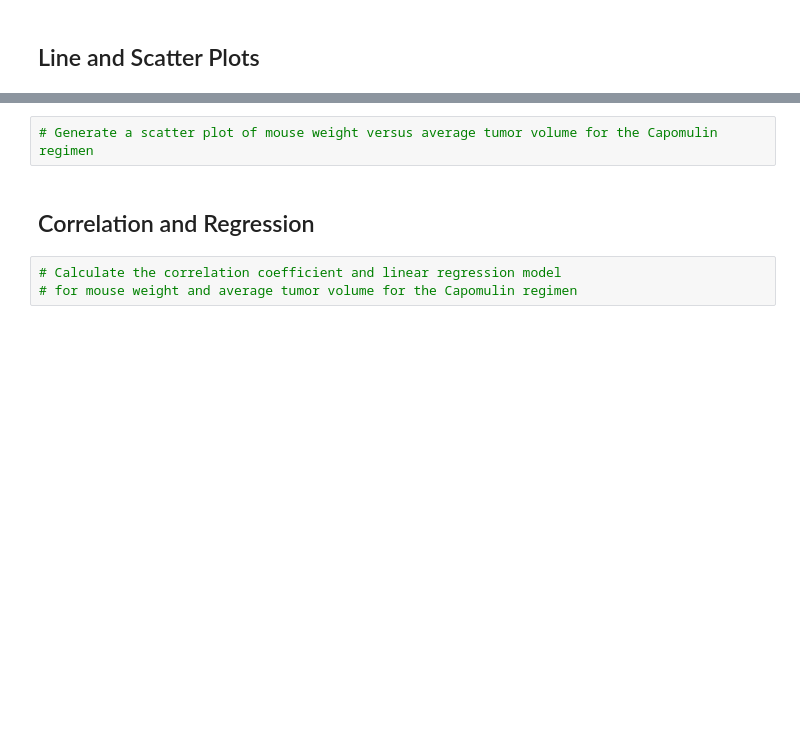
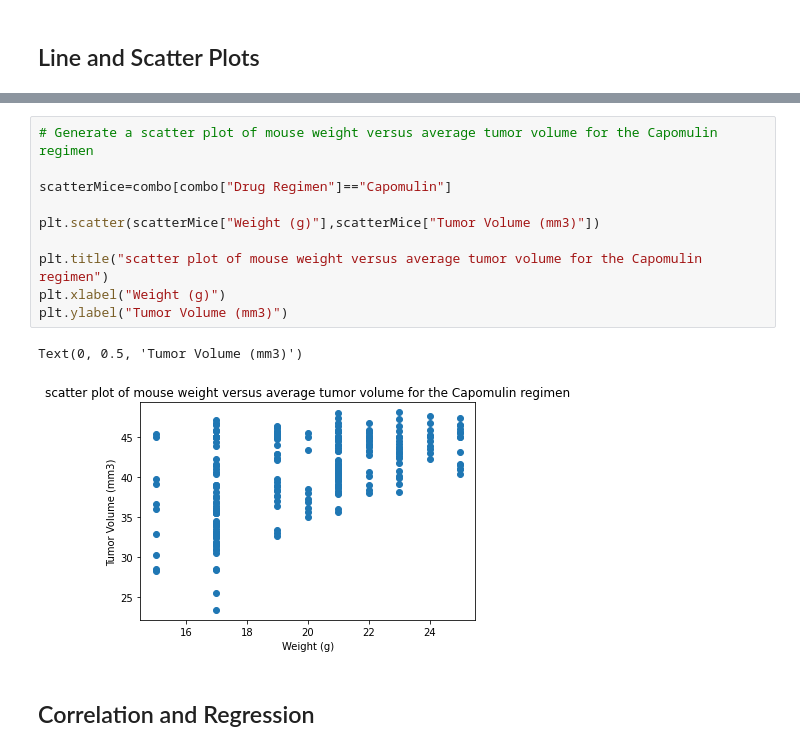
Before and after one commit to RinerAlexander/MatPlotLib-Chalenge, a Jupyter notebook: Pymaceuticals/pymaceuticals_starter.ipynb, the cells around one changed output, grey strips where cells are left out. Saved outputs shown, nothing was run; the diff lists cells and outputs as text; blank space fills up the shorter version.

```diff
--- a/Pymaceuticals/pymaceuticals_starter.ipynb
+++ b/Pymaceuticals/pymaceuticals_starter.ipynb
@@ -278,7 +264,15 @@ plt.boxplot([capVol,ramVol,infVol,cefVol],labels=drugList,flierprops=flierprops)
 # %%
 # Generate a scatter plot of mouse weight versus average tumor volume for the Capomulin regimen
+
+scatterMice=combo[combo["Drug Regimen"]=="Capomulin"]
+
+plt.scatter(scatterMice["Weight (g)"],scatterMice["Tumor Volume (mm3)"])
+
+plt.title("scatter plot of mouse weight versus average tumor volume for the Capomulin regimen")
+plt.xlabel("Weight (g)")
+plt.ylabel("Tumor Volume (mm3)")
+# %% [output]
+Text(0, 0.5, 'Tumor Volume (mm3)')
+[figure, added]
 # %% [markdown]
 ## Correlation and Regression
-# %%
-# Calculate the correlation coefficient and linear regression model
-# for mouse weight and average tumor volume for the Capomulin regimen
```
Also changed, not shown: parts of 7 cells of this notebook.
